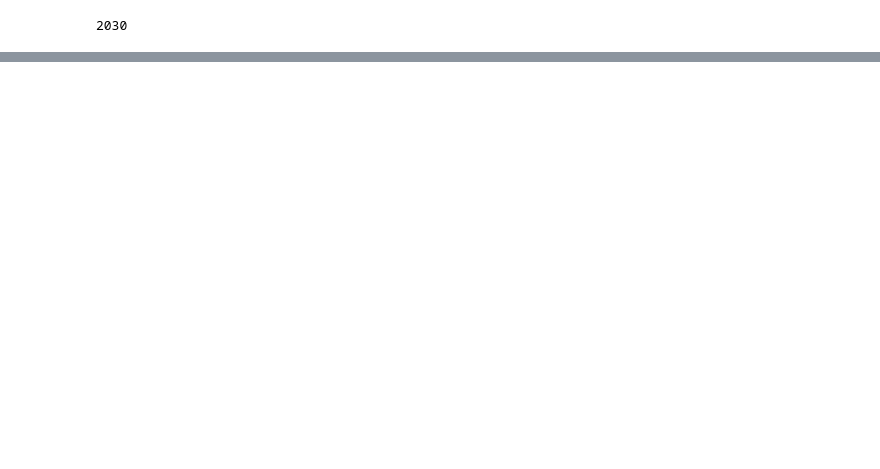
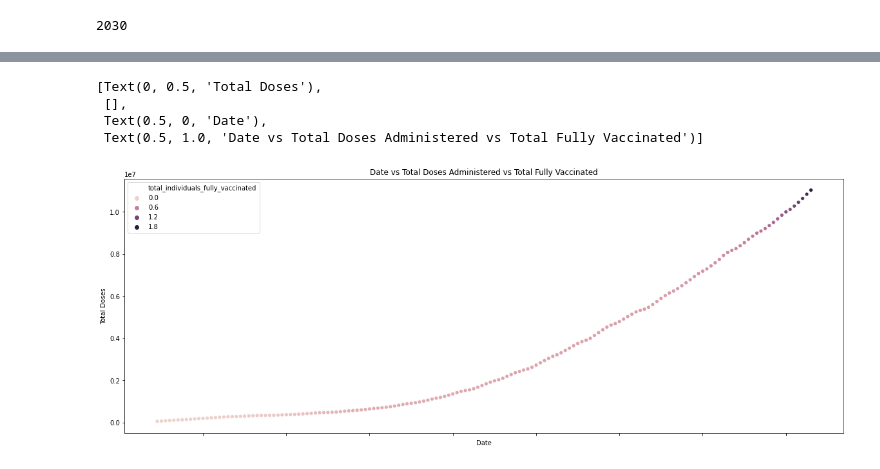
Before and after one commit to Real-VeerSandhu/Covid-19-Exploration, a Jupyter notebook: analysis.ipynb, the cells around one changed output, grey strips where cells are left out. Saved outputs shown, nothing was run; the diff lists cells and outputs as text; code cells hidden in the pictures; blank space fills up the shorter version.

```diff
--- a/analysis.ipynb
+++ b/analysis.ipynb
@@ -79,0 +162,9 @@ assessment_centre_df['active'].isnull().sum()
+# %%
+fig, ax = plt.subplots(figsize=a4_dims)
+sns.scatterplot(ax=ax, data=covid_vaccine_df, x='_id', y='total_doses_administered', hue='total_individuals_fully_vaccinated').set(xlabel='Date', xticklabels=[], ylabel='Total Doses', title='Date vs Total Doses Administered vs Total Fully Vaccinated')
+# %% [output]
+[Text(0, 0.5, 'Total Doses'),
+ [],
+ Text(0.5, 0, 'Date'),
+ Text(0.5, 1.0, 'Date vs Total Doses Administered vs Total Fully Vaccinated')]
+[figure, added]
```
Also changed, not shown: parts of 17 cells of this notebook, 1 other file.
